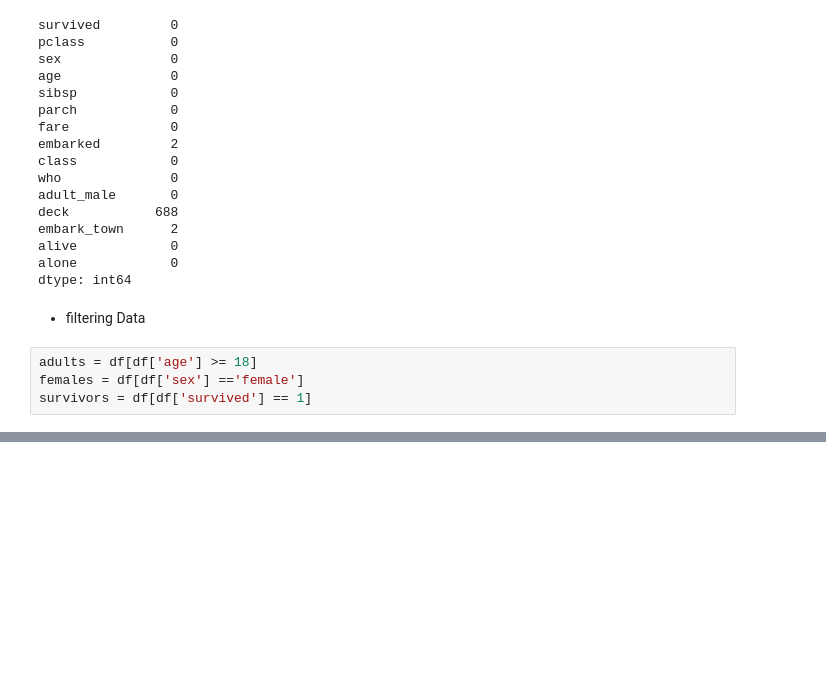
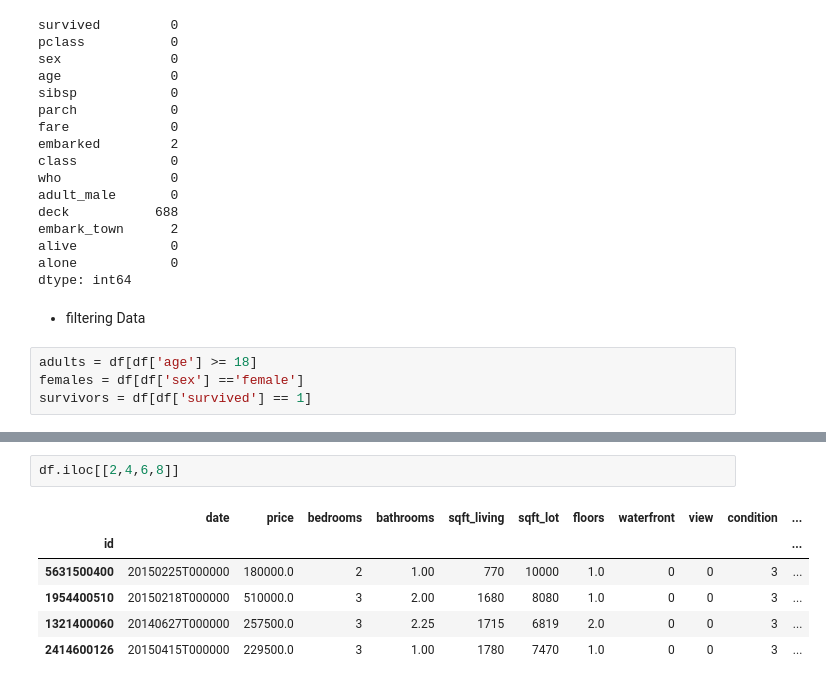
Before and after one commit to Sameerverma32/ML-12pm, a Jupyter notebook: pandas.ipynb, the cells around one changed output, grey strips where cells are left out. Cells and saved outputs as stored; diff of their text form; blank space fills up the shorter version.

```diff
--- a/pandas.ipynb
+++ b/pandas.ipynb
@@ -215,0 +312,9 @@ survivors = df[df['survived'] == 1]
+# %%
+df.iloc[[2,4,6,8]]
+# %% [output]
+|  | date | price | bedrooms | bathrooms | sqft_living | sqft_lot | floors | waterfront | view | condition | ... |
+| id |  |  |  |  |  |  |  |  |  |  | ... |
+| 5631500400 | 20150225T000000 | 180000.0 | 2 | 1.00 | 770 | 10000 | 1.0 | 0 | 0 | 3 | ... |
+| 1954400510 | 20150218T000000 | 510000.0 | 3 | 2.00 | 1680 | 8080 | 1.0 | 0 | 0 | 3 | ... |
+| 1321400060 | 20140627T000000 | 257500.0 | 3 | 2.25 | 1715 | 6819 | 2.0 | 0 | 0 | 3 | ... |
+| 2414600126 | 20150415T000000 | 229500.0 | 3 | 1.00 | 1780 | 7470 | 1.0 | 0 | 0 | 3 | ... |
```
Also changed, not shown: parts of 6 cells of this notebook, 1 other file.
